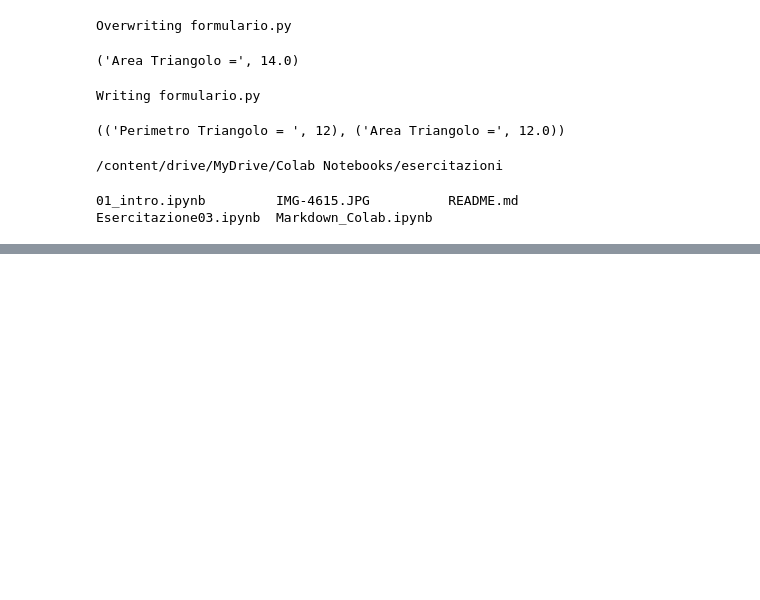
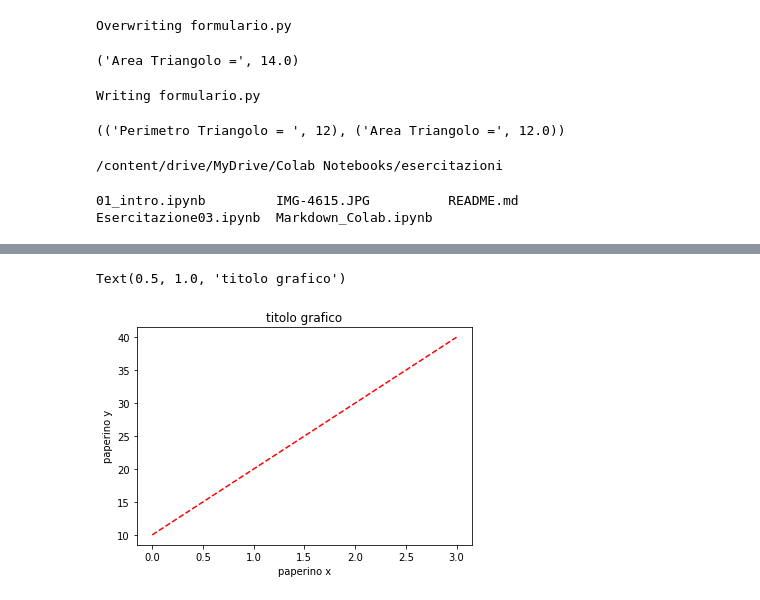
Before and after one commit to PaoloGrande/esercitazioni, a Jupyter notebook: Esercitazione03.ipynb, the cells around one changed output, grey strips where cells are left out. Drawn from its saved outputs; the diff is of its cells as text; code cells hidden in the pictures; blank space fills up the shorter version.

```diff
--- a/Esercitazione03.ipynb
+++ b/Esercitazione03.ipynb
@@ -87,0 +153,9 @@ Esercitazione03.ipynb  Markdown_Colab.ipynb
+# %%
+plt.plot([10,20,30,40], '--r')  #crea il grafico
+plt.ylabel('paperino y')        #comandi vari per formattazione e descrizioni
+plt.xlabel('paperino x')
+plt.title('titolo grafico')
+#plt.show()                     #serve quando non si usa notebook come Colab
+# %% [output]
+Text(0.5, 1.0, 'titolo grafico')
+[figure, added]
```
Also changed, not shown: parts of 7 cells of this notebook, 6 other files.
